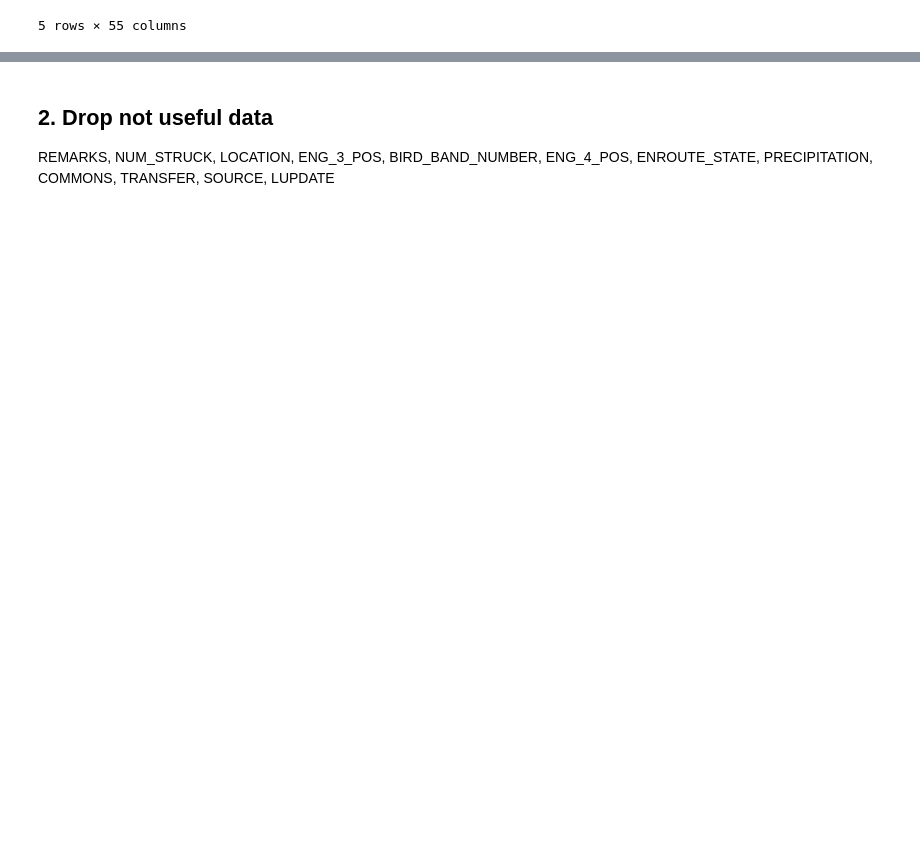
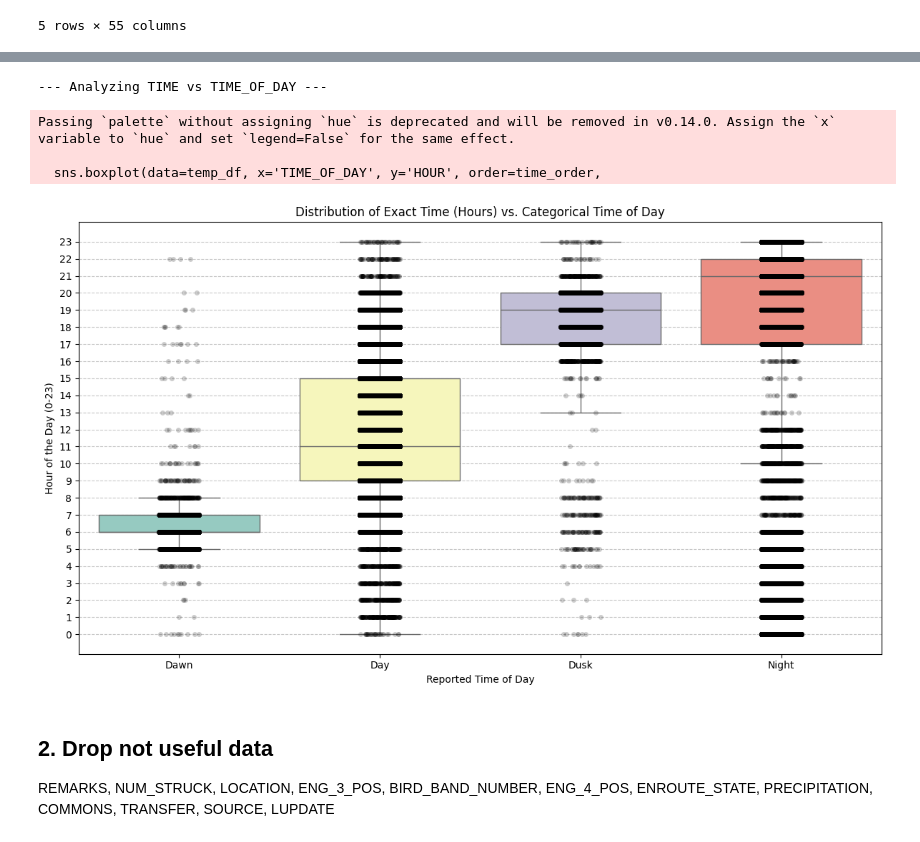
Before and after one commit to oronila/ml-1-project, a Jupyter notebook: main.ipynb, the cells around one changed output, grey strips where cells are left out. Cells and saved outputs as stored; diff of their text form; code cells hidden in the pictures; blank space fills up the shorter version.

```diff
--- a/main.ipynb
+++ b/main.ipynb
@@ -30,7 +31,7 @@ pd.__version__
 
 The competition target is `INDICATED_DAMAGE` (0/1).
 # %%
-data = pd.read_csv("train.csv")
+data = pd.read_csv("data/train.csv")
 
 data.head()
 # %% [output]
@@ -43,0 +223,47 @@ data.head()
+# %%
+def plot_time_vs_time_of_day(df):
+    print("--- Analyzing TIME vs TIME_OF_DAY ---")
+
+    # Create a temporary dataframe so we don't accidentally alter the original
+    temp_df = df[['TIME', 'TIME_OF_DAY']].copy()
+
+    # Convert the TIME string into a datetime object, then extract just the hour (0-23)
+    # errors='coerce' will turn any completely malformed text into a safe NaN (missing)
+    temp_df['TIME_DATETIME'] = pd.to_datetime(temp_df['TIME'], errors='coerce')
+    temp_df['HOUR'] = temp_df['TIME_DATETIME'].dt.hour
+
+    # Drop rows where we don't have BOTH pieces of information for the graph
+    temp_df = temp_df.dropna(subset=['HOUR', 'TIME_OF_DAY'])
+
+    # --- Visualization ---
+    plt.figure(figsize=(12, 7))
+
+    # Order the categories logically
+    time_order = ['Dawn', 'Day', 'Dusk', 'Night']
+
+    # 1. Boxplot to show the median and middle 50% of the data
+    sns.boxplot(data=temp_df, x='TIME_OF_DAY', y='HOUR', order=time_order,
+                palette='Set3', showfliers=False)
+
+    # 2. Stripplot to show the actual individual strikes layered on top
+    sns.stripplot(data=temp_df, x='TIME_OF_DAY', y='HOUR', order=time_order,
+                  color='black', alpha=0.2, jitter=True)
+
+    plt.title('Distribution of Exact Time (Hours) vs. Categorical Time of Day')
+    plt.xlabel('Reported Time of Day')
+    plt.ylabel('Hour of the Day (0-23)')
+
+    # Set y-axis to show every single hour for clear reading
+    plt.yticks(range(0, 24))
+    plt.grid(axis='y', linestyle='--', alpha=0.7)
+
+    plt.tight_layout()
+    plt.show()
+
+plot_time_vs_time_of_day(data)
+# %% [output]
+--- Analyzing TIME vs TIME_OF_DAY ---
+Passing `palette` without assigning `hue` is deprecated and will be removed in v0.14.0. Assign the `x` variable to `hue` and set `legend=False` for the same effect.
+
+  sns.boxplot(data=temp_df, x='TIME_OF_DAY', y='HOUR', order=time_order,
+[figure, added]
```
Also changed, not shown: parts of 15 cells of this notebook, 1 other file.
